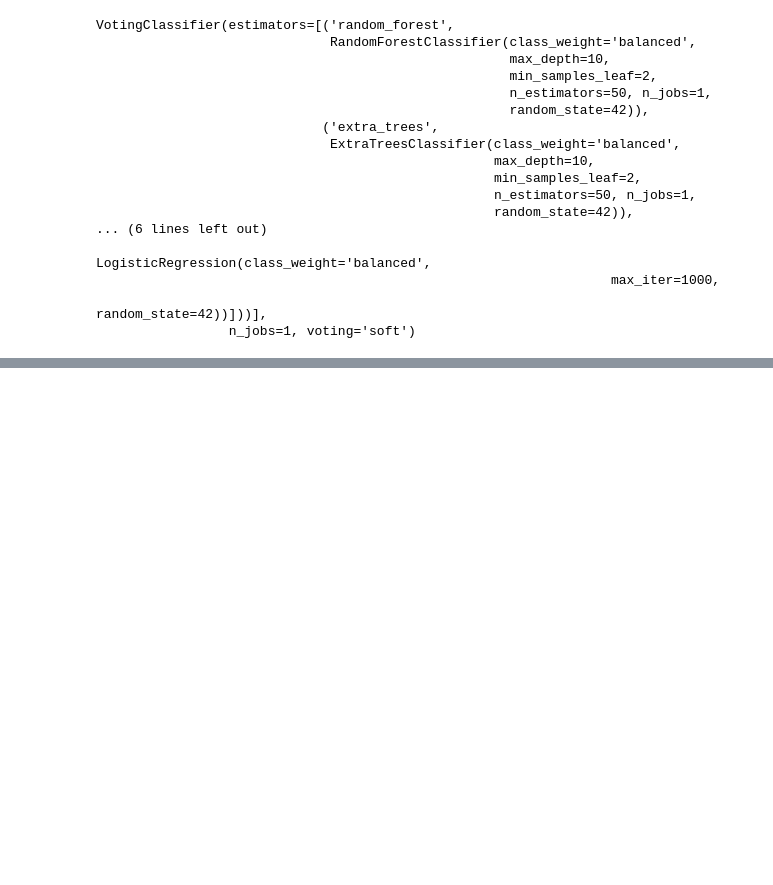
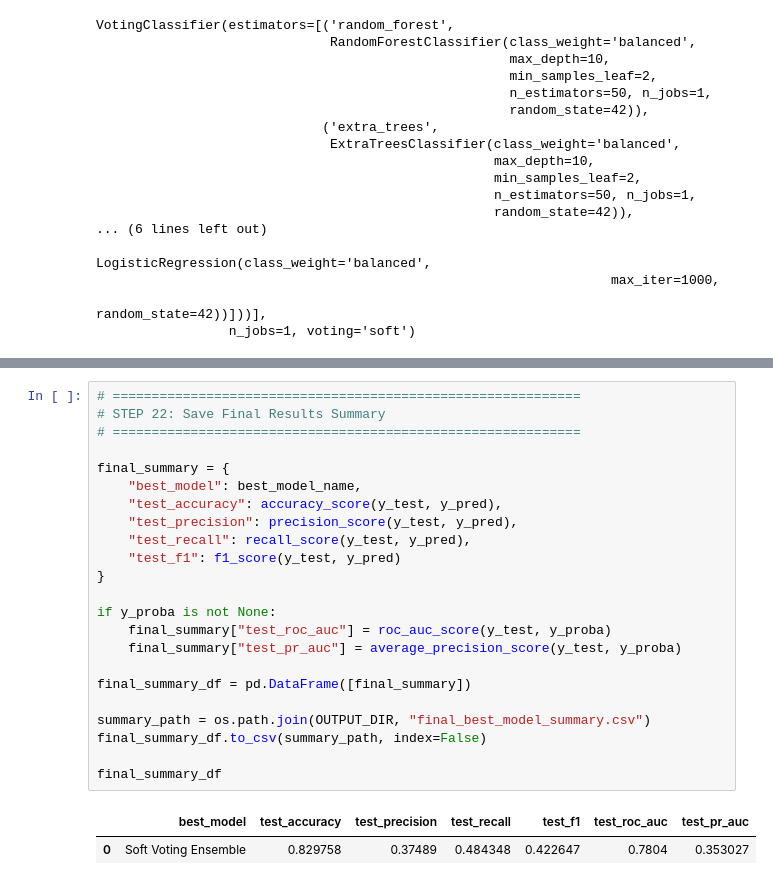
Before and after one commit to vsolanki76771215/Student_MLE_MiniProject_EDA, a Jupyter notebook: ExperimentWithVariousModels.ipynb, the cells around one changed output, grey strips where cells are left out. Cells and saved outputs as stored; diff of their text form; blank space fills up the shorter version.

```diff
--- a/ExperimentWithVariousModels.ipynb
+++ b/ExperimentWithVariousModels.ipynb
@@ -741,0 +801,26 @@ VotingClassifier(estimators=[('random_forest',
+# %%
+# ============================================================
+# STEP 22: Save Final Results Summary
+# ============================================================
+
+final_summary = {
+    "best_model": best_model_name,
+    "test_accuracy": accuracy_score(y_test, y_pred),
+    "test_precision": precision_score(y_test, y_pred),
+    "test_recall": recall_score(y_test, y_pred),
+    "test_f1": f1_score(y_test, y_pred)
+}
+
+if y_proba is not None:
+    final_summary["test_roc_auc"] = roc_auc_score(y_test, y_proba)
+    final_summary["test_pr_auc"] = average_precision_score(y_test, y_proba)
+
+final_summary_df = pd.DataFrame([final_summary])
+
+summary_path = os.path.join(OUTPUT_DIR, "final_best_model_summary.csv")
+final_summary_df.to_csv(summary_path, index=False)
+
+final_summary_df
+# %% [output]
+|  | best_model | test_accuracy | test_precision | test_recall | test_f1 | test_roc_auc | test_pr_auc |
+| 0 | Soft Voting Ensemble | 0.829758 | 0.37489 | 0.484348 | 0.422647 | 0.7804 | 0.353027 |
```
Also changed, not shown: parts of 3 cells of this notebook.
